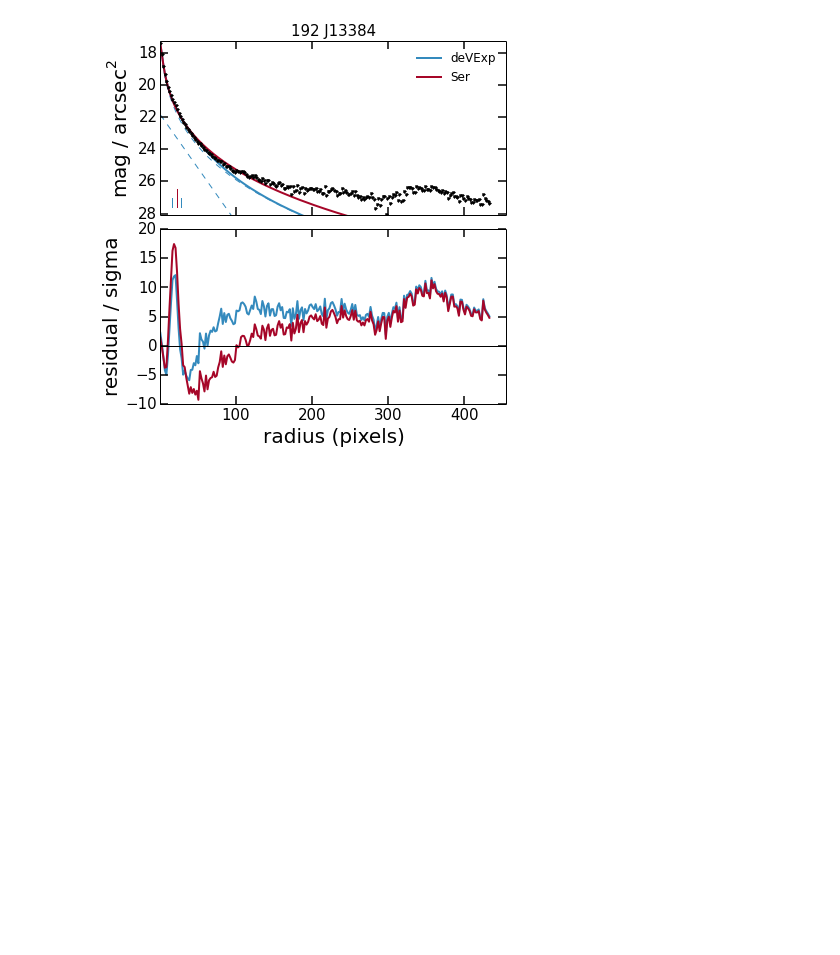
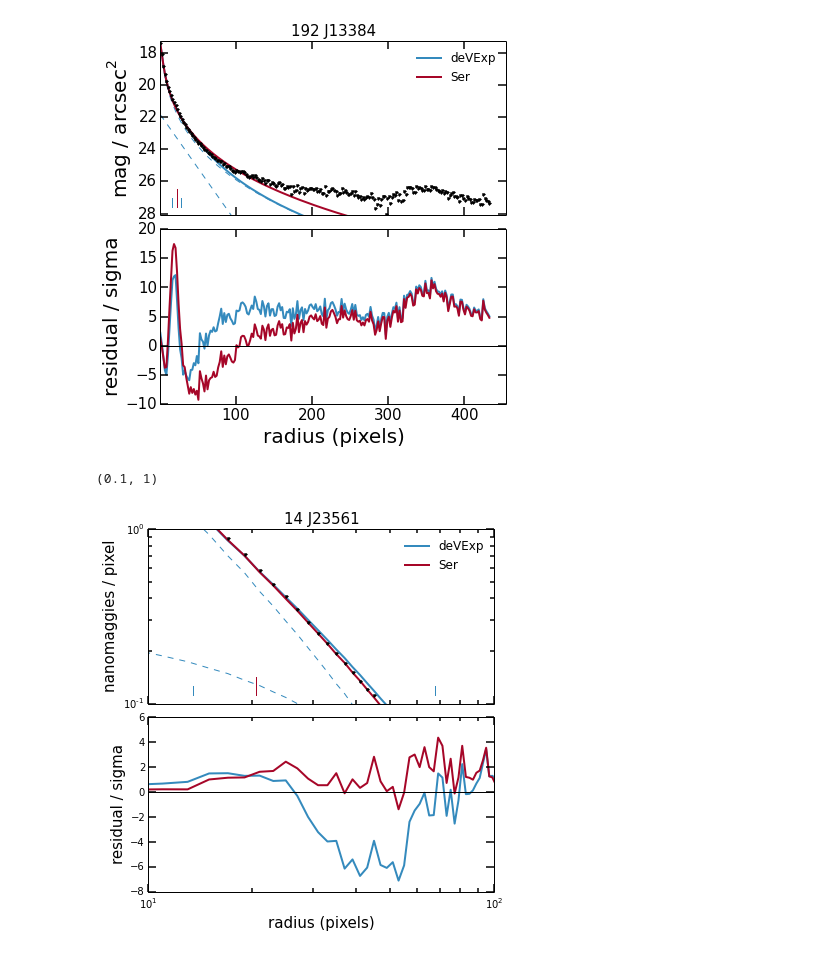
Before and after one commit to smoh/ETGOutskirts, a Jupyter notebook: 20141119/ExamineStamps.ipynb, the cells around one changed output. Saved outputs shown, nothing was run; the diff lists cells and outputs as text; code cells hidden in the pictures; blank space fills up the shorter version.

```diff
--- a/20141119/ExamineStamps.ipynb
+++ b/20141119/ExamineStamps.ipynb
@@ -423,3 +449,10 @@ for i in random.choice(ind[~cutDoubleComp & cutSample], size=10):
 [figure]
 [figure]
 [figure]
+# %%
+s.show_profile(14)
+gcf().axes[0].set_xlim(10, 100)
+gcf().axes[0].set_ylim(0.1,1)
+# %% [output]
+(0.1, 1)
+[figure, added]
```
Also changed, not shown: parts of 14 cells of this notebook.
